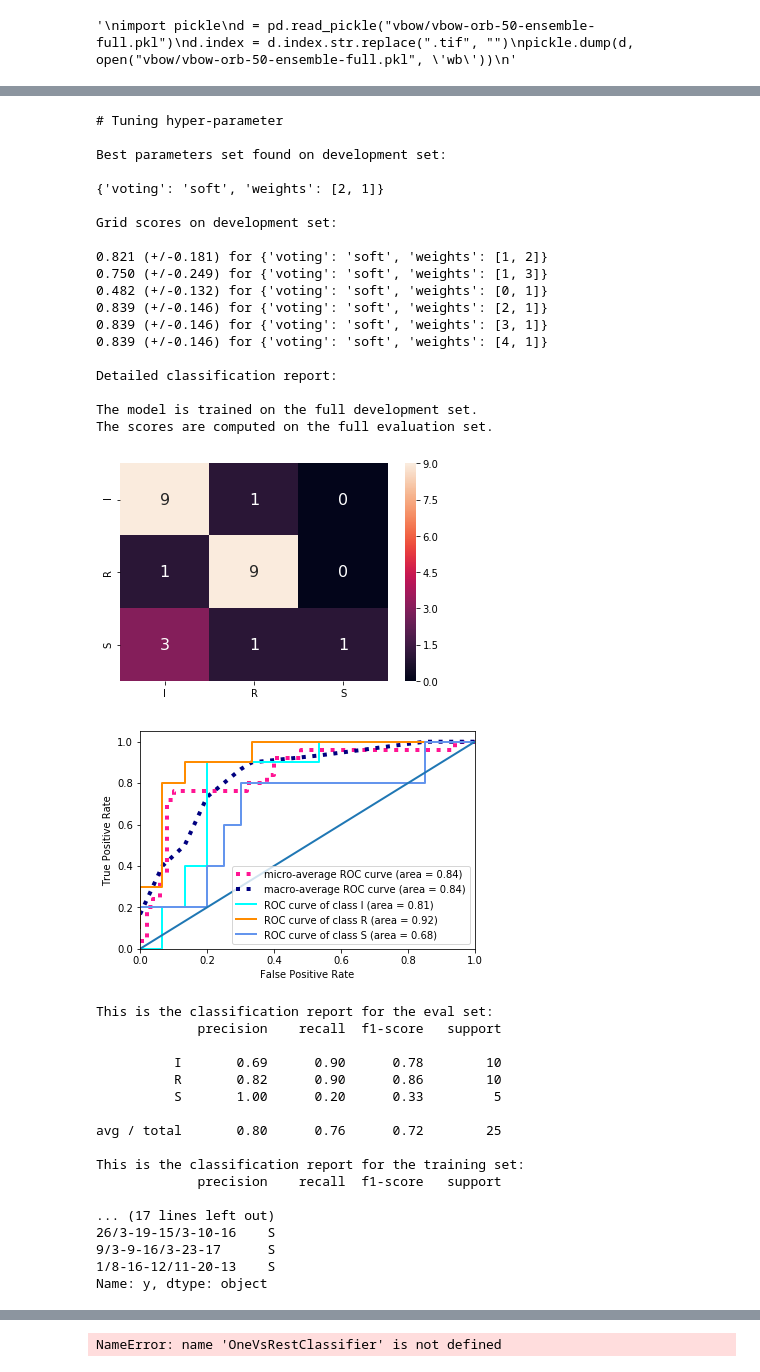
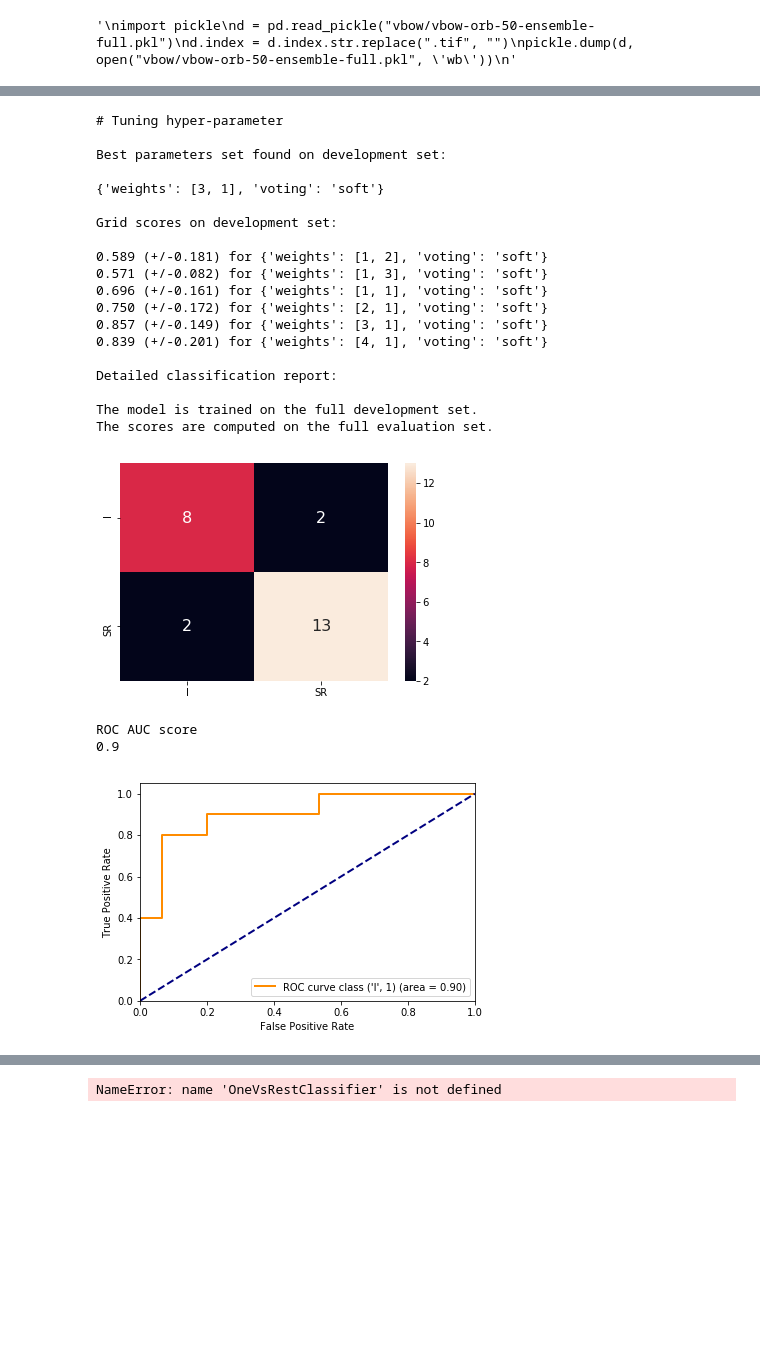
Before and after one commit to annamerk/crmo-diagnosis-using-mri, a Jupyter notebook: Ensemble Voter.ipynb, the cells around one changed output, grey strips where cells are left out. Drawn from its saved outputs; the diff is of its cells as text; code cells hidden in the pictures; blank space fills up the shorter version.

Commit message:
more modeling

```diff
--- a/Ensemble Voter.ipynb
+++ b/Ensemble Voter.ipynb
@@ -47,7 +47,7 @@ pickle.dump(d, open("vbow/vbow-orb-50-ensemble-full.pkl", 'wb'))
 # %%
 input_data = {
     # this is the normalized to 299x299, augmented dataset with columns < 0.1 variance removed
-    "cnn": "inception/data_inception_cnn_diff_reduced_dim_augmented.pkl",
+    "cnn": "inception/data_norm_inception_cnn_diff_reduced_dim_augmented.pkl",
     "vbow": "vbow/vbow-orb-50-ensemble-full.pkl"
 }
 X, y = construct_dataframe(input_data)
@@ -120,6 +124,10 @@ eclf_multi_pretrained = EnsembleVoteClassifier(clfs=[('cnn',cnn_pretrained_multi
 # %%
-def train_ensemble(X, y, model, multiclass, cv=3, test_size=0.3, show_incorrect=False):
-    params = [{'voting':['soft'], 'weights': [[1,2], [1,3], [0,1],[1,0], [2,1],[3,1], [4,1]]}]
+def train_ensemble(X, y, model, multiclass, cv=3, test_size=0.3, show_incorrect=False, num_models=2):
+
+    params = [{'voting':['soft'], 'weights': [[1,2], [1,3], [1,1],[2,1],[3,1], [4,1]]}]
+    if num_models == 3:
+
+        params = [{'voting':['soft'], 'weights': [[1,1,1], [2,1,1], [3,1,1], [1,2,1], [1,3,1], [1,1,2], [1,1,3],[2,2,1],[1,2,2], [1,2,3], [3,2,1], [1,3,3]]}]
     m = GridSearchCV(model, cv=cv, param_grid = params)
     utils.do_CV(X,y, m, multi_class=multiclass, test_size=test_size, show_incorrect=show_incorrect)
     return m.best_estimator_
@@ -125,0 +136,3 @@ def train_ensemble(X, y, model, multiclass, cv=3, test_size=0.3, show_incorrect=
+# %%
+eclf_multi_pretrained = EnsembleVoteClassifier(clfs=[('cnn',cnn_pretrained_multi),('vbow', vbow_pretrained_multi)], refit=False)
+train_ensemble(X,y, eclf_multi_pretrained, multiclass=True, cv=6, show_incorrect=True)
@@ -125,0 +142,3 @@ def train_ensemble(X, y, model, multiclass, cv=3, test_size=0.3, show_incorrect=
+# %%
+eclf_binary_pretrained = EnsembleVoteClassifier(clfs=[('cnn',cnn_pretrained_binary),('vbow', vbow_pretrained_binary)], refit=False)
+train_ensemble(X,y, eclf_binary_pretrained, multiclass=True, cv=6, show_incorrect=True)
@@ -172,41 +417,27 @@ VotingClassifier(estimators=[('cnn', Pipeline(steps=[('col_extract_cnn', ColumnE
 # %%
-train_ensemble(X,y, eclf_multi, multiclass=True, cv=6, show_incorrect=True)
+eclf_binary = VotingClassifier(estimators=[('cnn',cnn_binary),('vbow', vbow)])
+binary_model = train_ensemble(X,y, eclf_binary, multiclass=False, cv=6, show_incorrect=True)
 # %% [output]
 # Tuning hyper-parameter
 
 Best parameters set found on development set:
 
-{'voting': 'soft', 'weights': [2, 1]}
+{'weights': [3, 1], 'voting': 'soft'}
 
 Grid scores on development set:
 
-0.821 (+/-0.181) for {'voting': 'soft', 'weights': [1, 2]}
-0.750 (+/-0.249) for {'voting': 'soft', 'weights': [1, 3]}
-0.482 (+/-0.132) for {'voting': 'soft', 'weights': [0, 1]}
-0.839 (+/-0.146) for {'voting': 'soft', 'weights': [2, 1]}
-0.839 (+/-0.146) for {'voting': 'soft', 'weights': [3, 1]}
-0.839 (+/-0.146) for {'voting': 'soft', 'weights': [4, 1]}
+0.589 (+/-0.181) for {'weights': [1, 2], 'voting': 'soft'}
+0.571 (+/-0.082) for {'weights': [1, 3], 'voting': 'soft'}
+0.696 (+/-0.161) for {'weights': [1, 1], 'voting': 'soft'}
+0.750 (+/-0.172) for {'weights': [2, 1], 'voting': 'soft'}
+0.857 (+/-0.149) for {'weights': [3, 1], 'voting': 'soft'}
+0.839 (+/-0.201) for {'weights': [4, 1], 'voting': 'soft'}
 
 Detailed classification report:
 
 The model is trained on the full development set.
 The scores are computed on the full evaluation set.
-[figure, old version]
+[figure, new version]
+ROC AUC score
+0.9
-[figure, old version]
+[figure, new version]
-This is the classification report for the eval set:
-             precision    recall  f1-score   support
-
-          I       0.69      0.90      0.78        10
-          R       0.82      0.90      0.86        10
-          S       1.00      0.20      0.33         5
-
-avg / total       0.80      0.76      0.72        25
-
-This is the classification report for the training set:
-             precision    recall  f1-score   support
-
-... (17 lines left out)
-26/3-19-15/3-10-16    S
-9/3-9-16/3-23-17      S
-1/8-16-12/11-20-13    S
-Name: y, dtype: object
```
Also changed, not shown: parts of 16 cells of this notebook, 6 other files.
